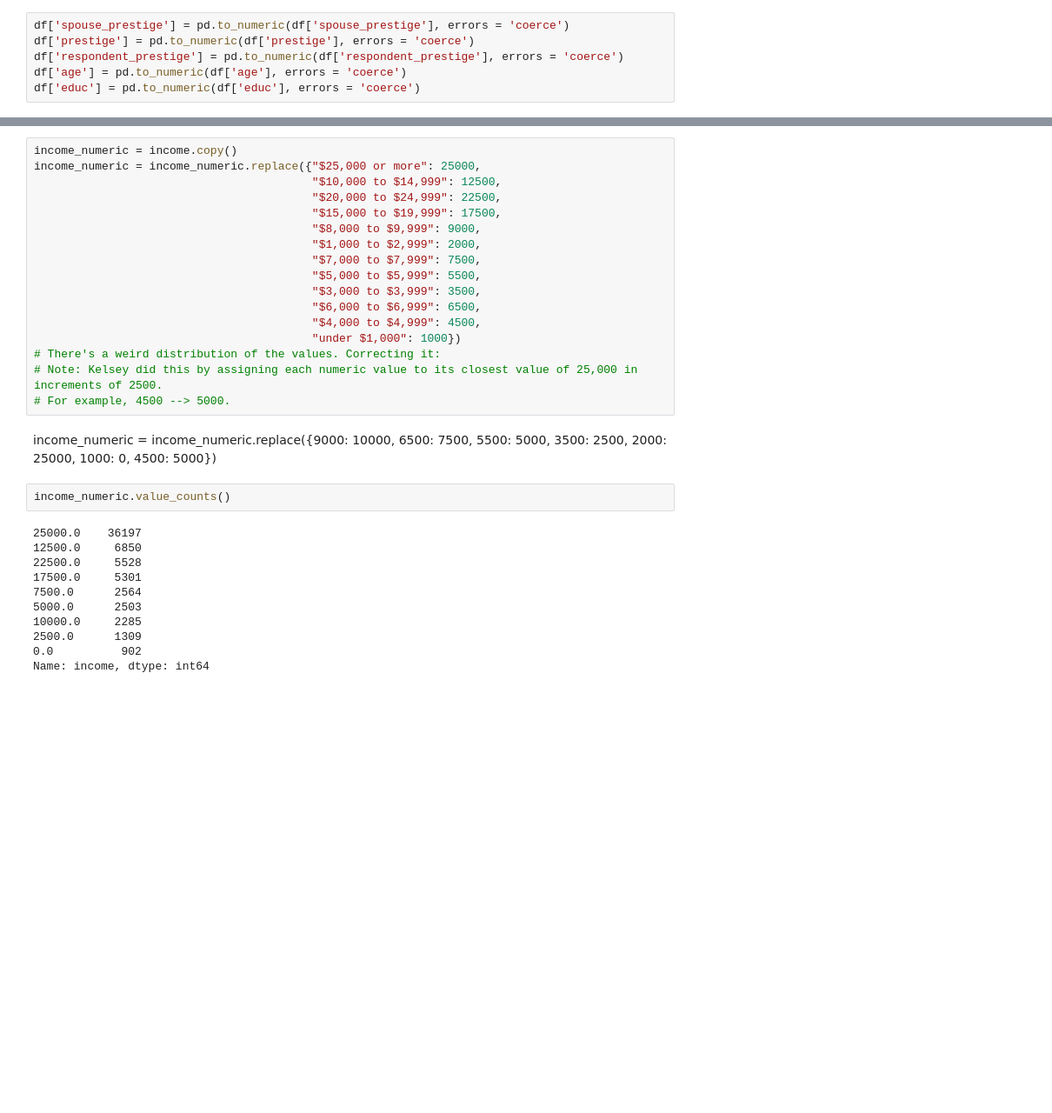
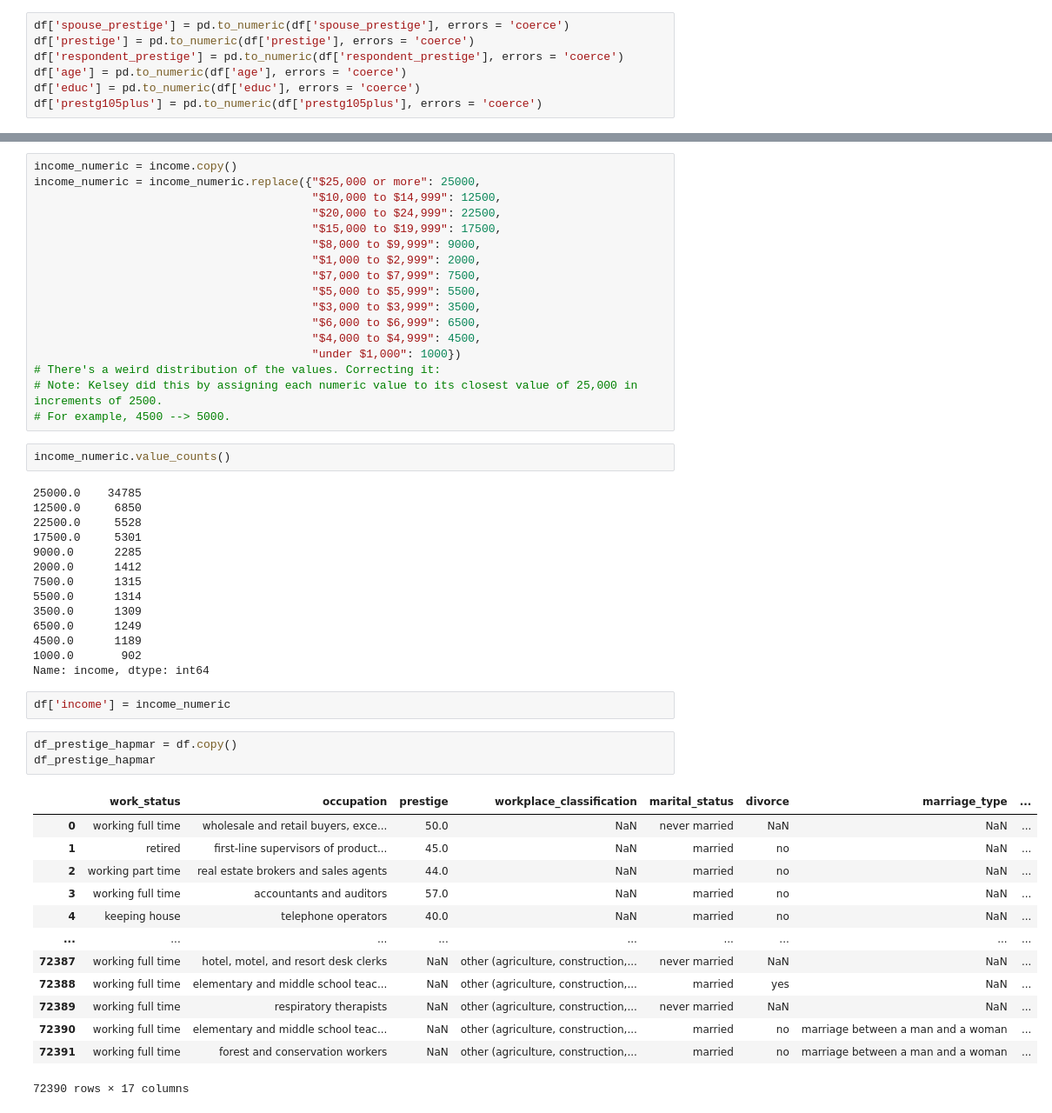
Before and after one commit to torrancefredell/gss_project, a Jupyter notebook: gss_project.ipynb, the cells around one changed output, grey strips where cells are left out. Shown: that part at 87% size. Drawn from its saved outputs; the diff is of its cells as text; blank space fills up the shorter version.

```diff
--- a/gss_project.ipynb
+++ b/gss_project.ipynb
@@ -204,6 +211,7 @@ df['prestige'] = pd.to_numeric(df['prestige'], errors = 'coerce')
 df['respondent_prestige'] = pd.to_numeric(df['respondent_prestige'], errors = 'coerce')
 df['age'] = pd.to_numeric(df['age'], errors = 'coerce')
 df['educ'] = pd.to_numeric(df['educ'], errors = 'coerce')
+df['prestg105plus'] = pd.to_numeric(df['prestg105plus'], errors = 'coerce')
 # %%
 df.dtypes
 # %% [output]
@@ -409,24 +445,38 @@ income_numeric = income_numeric.replace({"$25,000 or more": 25000,
 # There's a weird distribution of the values. Correcting it:
 # Note: Kelsey did this by assigning each numeric value to its closest value of 25,000 in increments of 2500.
 # For example, 4500 --> 5000.
-# %% [markdown]
-income_numeric = income_numeric.replace({9000: 10000,
-                                         6500: 7500,
-                                         5500: 5000,
-                                         3500: 2500,
-                                         2000: 25000,
-                                         1000: 0,
-                                         4500: 5000})
 # %%
 income_numeric.value_counts()
 # %% [output]
-25000.0    36197
+25000.0    34785
 12500.0     6850
 22500.0     5528
 17500.0     5301
-7500.0      2564
-5000.0      2503
-10000.0     2285
-2500.0      1309
-0.0          902
+9000.0      2285
+2000.0      1412
+7500.0      1315
+5500.0      1314
+3500.0      1309
+6500.0      1249
+4500.0      1189
+1000.0       902
 Name: income, dtype: int64
+# %%
+df['income'] = income_numeric
+# %%
+df_prestige_hapmar = df.copy()
+df_prestige_hapmar
+# %% [output]
+|  | work_status | occupation | prestige | workplace_classification | marital_status | divorce | marriage_type | ... |
+| 0 | working full time | wholesale and retail buyers, exce... | 50.0 | NaN | never married | NaN | NaN | ... |
+| 1 | retired | first-line supervisors of product... | 45.0 | NaN | married | no | NaN | ... |
+| 2 | working part time | real estate brokers and sales agents | 44.0 | NaN | married | no | NaN | ... |
+| 3 | working full time | accountants and auditors | 57.0 | NaN | married | no | NaN | ... |
+| 4 | keeping house | telephone operators | 40.0 | NaN | married | no | NaN | ... |
+| ... | ... | ... | ... | ... | ... | ... | ... | ... |
+| 72387 | working full time | hotel, motel, and resort desk clerks | NaN | other (agriculture, construction,... | never married | NaN | NaN | ... |
+| 72388 | working full time | elementary and middle school teac... | NaN | other (agriculture, construction,... | married | yes | NaN | ... |
+| 72389 | working full time | respiratory therapists | NaN | other (agriculture, construction,... | never married | NaN | NaN | ... |
+| 72390 | working full time | elementary and middle school teac... | NaN | other (agriculture, construction,... | married | no | marriage between a man and a woman | ... |
+| 72391 | working full time | forest and conservation workers | NaN | other (agriculture, construction,... | married | no | marriage between a man and a woman | ... |
+72390 rows × 17 columns
```
Also changed, not shown: parts of 17 cells of this notebook.
